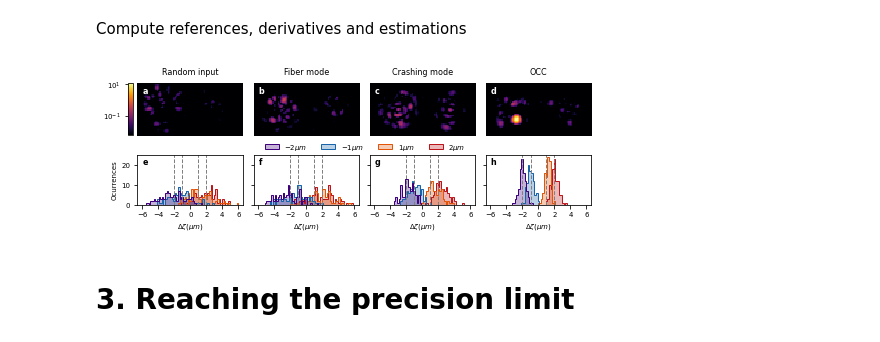
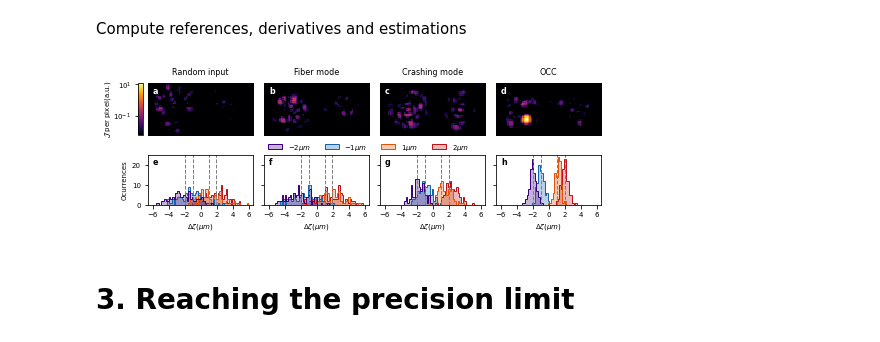
Before and after one commit to rodguti90/Article_PrecisionLimitTensorWFS, a Jupyter notebook: Crashing_disorder_figures.ipynb, the cells around one changed output. Cells and saved outputs as stored; diff of their text form; code cells hidden in the pictures.

```diff
--- a/Crashing_disorder_figures.ipynb
+++ b/Crashing_disorder_figures.ipynb
@@ -344,7 +344,7 @@ for i in range(4):
         if j==1:
             im = grid[ig].imshow(horz_reshp(Yints4p[j,i]),vmin=0,vmax=curr_max,cmap=cmap_int,
                             interpolation='none')
-            grid.cbar_axes[i].colorbar(im)
+            grid.cbar_axes[i].colorbar(im, label='Intensity')
         grid[ig].tick_params(left = False, right = False , labelleft = False ,
                     labelbottom = False, bottom = False)
 for cax in grid.cbar_axes:
@@ -442,37 +442,37 @@ for ip in range(4):
     axs[1,ip].set_xlabel('$\Delta \zeta (\mu m)$')
     xvar = 1000*def_est_int[i_def_list,:,ind_amp,ip].T
     axs[1,ip].hist(xvar, bins, color=chist, histtype='step',lw=lw)
     axs[1,ip].hist(xvar, bins, color=chist, alpha=alpha,  histtype='stepfilled')
 
     for n, i_def in enumerate(i_def_list):
 
         axs[1,ip].axvline(x=1000*target_def_list[n], c='gray',linewidth=lw, ls='--')
 
     axs[1,ip].set_aspect(1/4)
     axs[1,ip].set_xticks(np.arange(-6,8,2))
     axs[0,ip].text(0.05,0.8,nb_lb[0][ip], transform=axs[0,ip].transAxes, color='w', fontweight='bold')
     axs[1,ip].text(0.05,0.8,nb_lb[1][ip], transform=axs[1,ip].transAxes,  fontweight='bold')
     # axs[ind_p].text(-0.2,0.95,nb_lb[ind_p], transform=axs[ind_p].transAxes, fontweight='bold')
 axs[1,0].set_ylabel('Ocurrences')
 
 handles = [matplotlib.patches.Rectangle((0,0),.1,.1,color=cf[i],ec=chist[i]) for i in range(4)]
 labels= ["$-2\mu m$","$-1\mu m$", "$1\mu m$",'$2\mu m$']
 fig.legend(handles, labels, fontsize=SMALL_SIZE, ncol=4, loc=(0.33,0.47), frameon=False)
 
 cb_width =0.01
 cb_height = 0.315
 cbar_ax2 = fig.add_axes([-0.019, 0.56, cb_width, cb_height])
-cbar2=fig.colorbar(pl_fish, cax=cbar_ax2, orientation='vertical')
+cbar2=fig.colorbar(pl_fish, cax=cbar_ax2, orientation='vertical',label='$\mathcal{J}$ per pixel(a.u.)')
 cbar_ax2.yaxis.set_ticks_position('left')
 
-# cbar_ax2.get_yaxis().labelpad = 24
-# cbar2.set_label('$\mathcal{J}_n$(a.u.)', rotation=0)
+cbar_ax2.get_yaxis().labelpad = -40
+# cbar2.set_label('$\mathcal{J}_n$ (a.u.)', rotation=90)
 
 plt.subplots_adjust(left=0, bottom=None, right=None, top=None, wspace=0.1, hspace=0.3)
 
 plt.savefig(os.path.join(fig_path,'Est_def.pdf'),bbox_inches='tight',dpi=400)
 # %% [output]
-[figure, old version]
+[figure, new version]
 # %% [markdown]
 # 3. Reaching the precision limit
 # %% [markdown]
```
Also changed, not shown: parts of 2 cells of this notebook, 3 other files.
